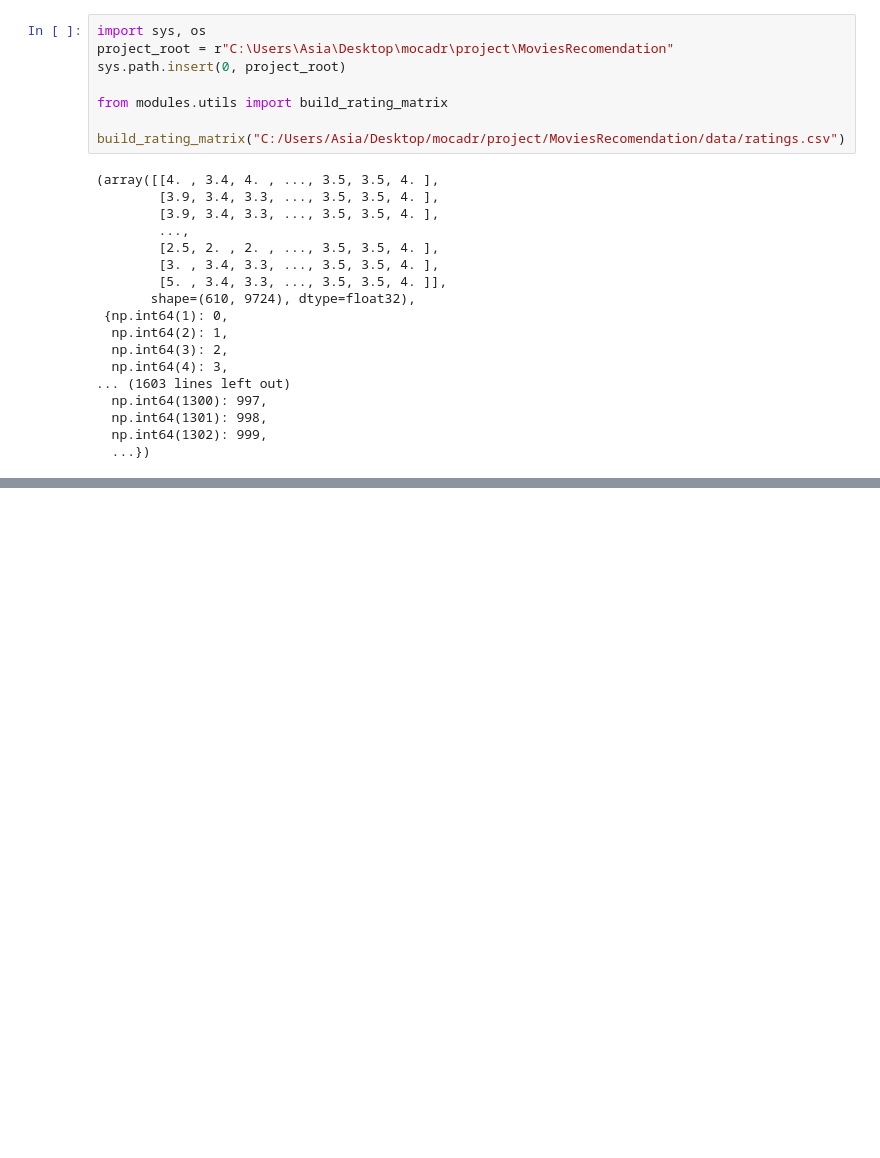
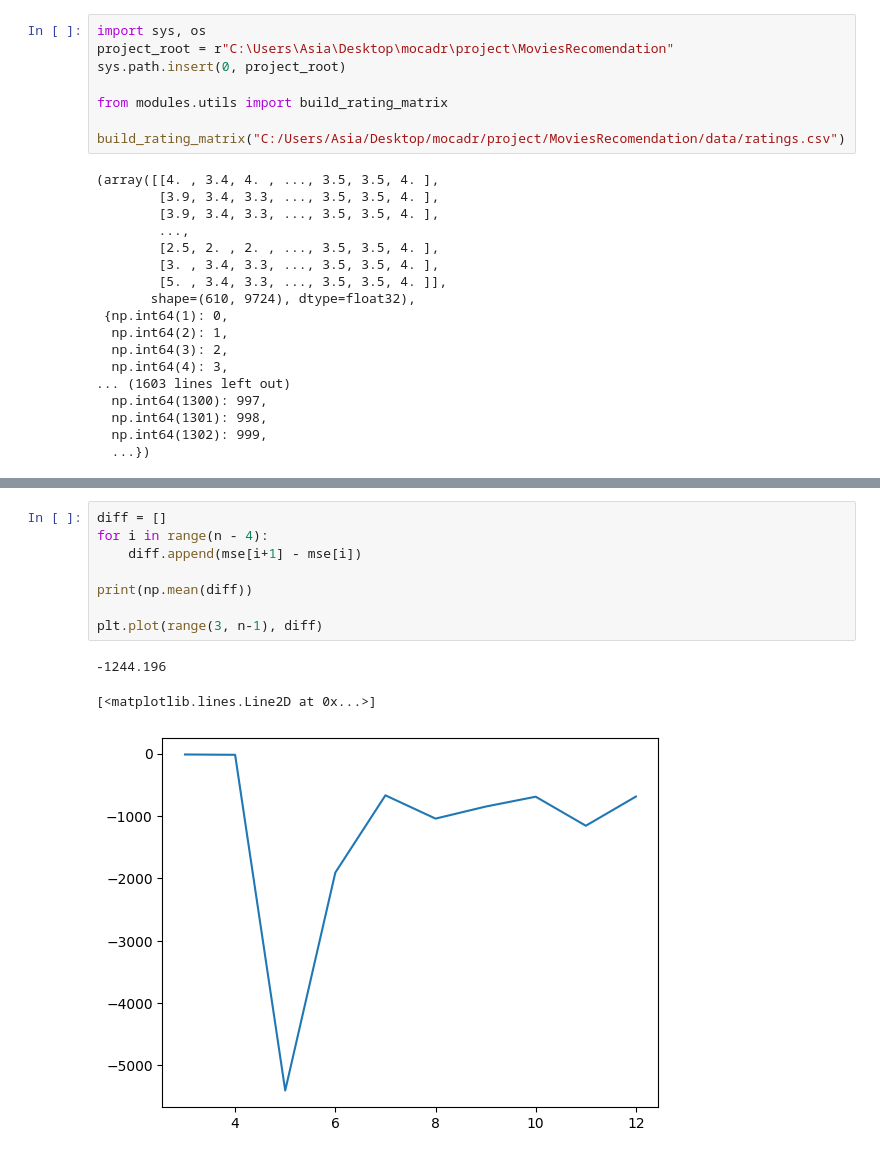
Before and after one commit to JoannaPokora/MoviesRecommendations, a Jupyter notebook: notebooks/proba1.ipynb, the cells around one changed output, grey strips where cells are left out. Cells and saved outputs as stored; diff of their text form; blank space fills up the shorter version.

```diff
--- a/notebooks/proba1.ipynb
+++ b/notebooks/proba1.ipynb
@@ -87,0 +200,12 @@ build_rating_matrix("C:/Users/Asia/Desktop/mocadr/project/MoviesRecomendation/da
+# %%
+diff = []
+for i in range(n - 4):
+    diff.append(mse[i+1] - mse[i])
+
+print(np.mean(diff))
+
+plt.plot(range(3, n-1), diff)
+# %% [output]
+-1244.196
+[<matplotlib.lines.Line2D at 0x...>]
+[figure, added]
```
Also changed, not shown: parts of 12 cells of this notebook.
